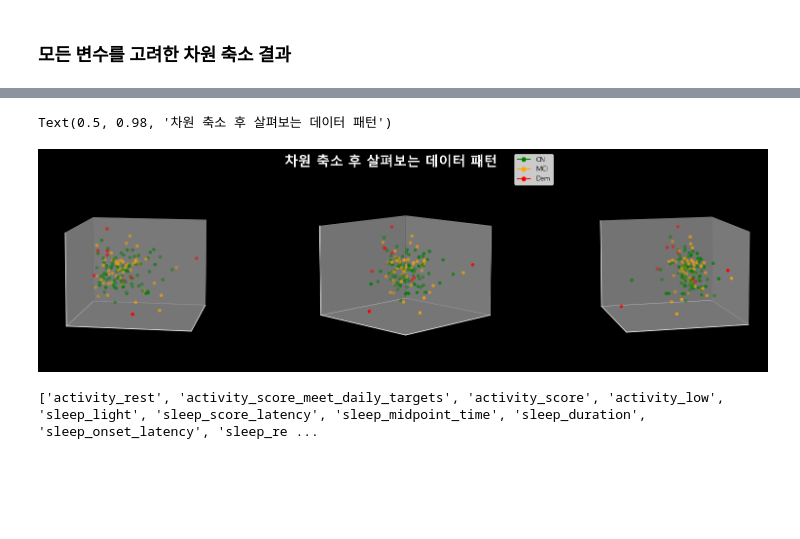
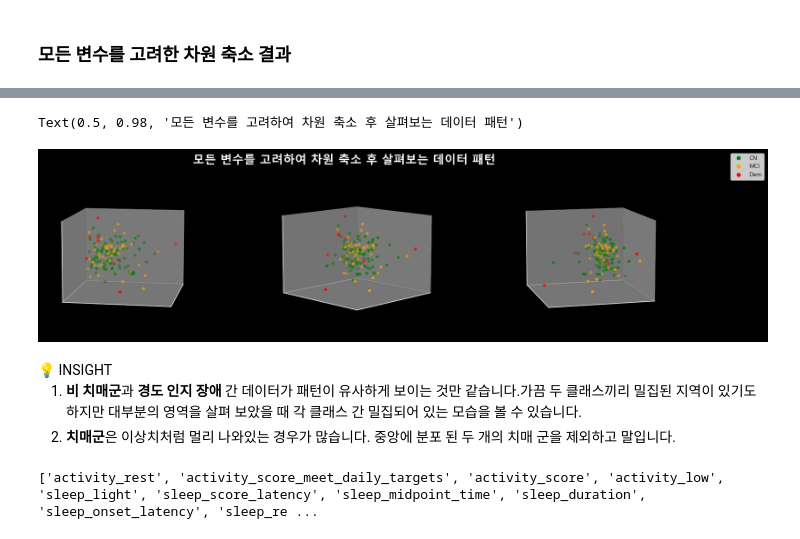
Before and after one commit to yonghyeun/Dementia_Analysis, a Jupyter notebook: LifeLog data/[라이프로그] 데이터 모델링.ipynb, the cells around one changed output, grey strips where cells are left out. Drawn from its saved outputs; the diff is of its cells as text; code cells hidden in the pictures; blank space fills up the shorter version.

Commit message:
화이트 박스 모델링 및 ROC curve

```diff
--- a/LifeLog data/[라이프로그] 데이터 모델링.ipynb
+++ b/LifeLog data/[라이프로그] 데이터 모델링.ipynb
@@ -217,14 +267,14 @@ for i,col in enumerate(activity_pvalue.index):
 # %%
 fig,ax = plt.subplots(ncols = 2,nrows = 2, figsize = (20,10))
 
-target_colors = {'CN':'green','MCI':'orange','Dem':'red'}
+target_colors = {'CN':'#b2df8a','MCI':'#fdb462','Dem':'#fb6a4a'}
 
-legend_elements = [plt.Line2D([0], [0], marker='o', color=color, label=label)
+legend_elements = [plt.Line2D([0], [0], marker='o', color=color, label=label, linestyle = ' ')
                         for label, color in target_colors.items()]
 
 ax = ax.flatten()
 
-colors = ['green','orange','red']
+colors = ['#b2df8a','#fdb462','#fb6a4a']
 
 p_value = activity_pvalue['p-value'].values
 
@@ -237,12 +287,12 @@ for i,col in enumerate(activity_pvalue.index):
                 y = col,
                 ax = ax[i],
                 order = ['CN','MCI','Dem'],
-                palette = ['green','orange','red'])
+                palette = ['#b2df8a','#fdb462','#fb6a4a'])
     ax[i].set_xlabel('')
     ax[i].set_ylabel('')
     ax[i].set_title(col.replace('_',' '), fontsize = 20, weight = 'bold')
     ax[i].legend(handles = legend_elements,
                 frameon = False,
                 loc = 'upper right')
-    ax[i].text(0.01, 1, f'P-value : {p}', transform=ax[i].transAxes, fontsize=14, fontweight='bold', color='white', bbox=dict(facecolor='black', alpha=0.5))
+    ax[i].text(0.01, 0.9, f'P-value : {p}', transform=ax[i].transAxes, fontsize=13, fontweight='bold', color='white', bbox=dict(facecolor='black', alpha=0.5))
 # %% [output]
@@ -250,14 +300,15 @@ for i,col in enumerate(activity_pvalue.index):
 # %%
 fig,ax = plt.subplots(ncols = 5,nrows = 2, figsize = (30,10))
 
-target_colors = {'CN':'green','MCI':'orange','Dem':'red'}
+target_colors = {'CN':'#b2df8a','MCI':'#fdb462','Dem':'#fb6a4a'}
 
-legend_elements = [plt.Line2D([0], [0], marker='o', color=color, label=label)
+legend_elements = [plt.Line2D([0], [0], marker='o', color=color, label=label, linestyle = ' ')
                         for label, color in target_colors.items()]
 
 ax = ax.flatten()
 
 colors = ['green','orange','red']
+
 
 p_value = sleep_pvalue['p-value'].values
 
@@ -283,14 +346,14 @@ for i,col in enumerate(sleep_pvalue.index):
 # %%
 fig,ax = plt.subplots(ncols = 5,nrows = 2, figsize = (30,10))
 
-target_colors = {'CN':'green','MCI':'orange','Dem':'red'}
+target_colors = {'CN':'#b2df8a','MCI':'#fdb462','Dem':'#fb6a4a'}
 
-legend_elements = [plt.Line2D([0], [0], marker='o', color=color, label=label)
+legend_elements = [plt.Line2D([0], [0], marker='o', color=color, label=label, linestyle = ' ')
                         for label, color in target_colors.items()]
 
 ax = ax.flatten()
 
-colors = ['green','orange','red']
+colors = ['#b2df8a','#fdb462','#fb6a4a']
 
 p_value = sleep_pvalue['p-value'].values
 
@@ -303,12 +366,12 @@ for i,col in enumerate(sleep_pvalue.index):
                 y = col,
                 ax = ax[i],
                 order = ['CN','MCI','Dem'],
-                palette = ['green','orange','red'])
+                palette = ['#b2df8a','#fdb462','#fb6a4a'])
     ax[i].set_xlabel('')
     ax[i].set_ylabel('')
     ax[i].set_title(col.replace('_',' '), fontsize = 20, weight = 'bold')
     ax[i].legend(handles = legend_elements,
                 frameon = False,
                 loc = 'upper right')
-    ax[i].text(0.01, 1, f'P-value : {p}', transform=ax[i].transAxes, fontsize=13, fontweight='bold', color='white', bbox=dict(facecolor='black', alpha=0.5))
+    ax[i].text(0.01, 0.9, f'P-value : {p}', transform=ax[i].transAxes, fontsize=13, fontweight='bold', color='white', bbox=dict(facecolor='black', alpha=0.5))
 # %% [output]
@@ -370,7 +463,7 @@ def do_pca(df, components, make_plot = True):
 
         cmap = Y.map(target_colors)
 
-        legend_elements = [plt.Line2D([0], [0], marker='o', color=color, label=label)
+        legend_elements = [plt.Line2D([0], [0], marker='o', color=color, label=label, linestyle = ' ')
                         for label, color in target_colors.items()]
 
         if components == 2:
@@ -414,7 +507,7 @@ def do_pca(df, components, make_plot = True):
             fig.legend(handles = legend_elements,
                     frameon = True,
                     facecolor = 'white',
-                    bbox_to_anchor = (0.67,1),
+                    bbox_to_anchor = (1,1),
                     )
 
 
@@ -430,9 +523,17 @@ Text(0.5, 1.0, '차원 축소 후 살펴보는 데이터 패턴')
 # %%
 do_pca(df,3)
-plt.suptitle('차원 축소 후 살펴보는 데이터 패턴', color = 'white', fontsize = 20,weight = 'bold')
+plt.suptitle('모든 변수를 고려하여 차원 축소 후 살펴보는 데이터 패턴', color = 'white', fontsize = 20,weight = 'bold')
 # %% [output]
-Text(0.5, 0.98, '차원 축소 후 살펴보는 데이터 패턴')
+Text(0.5, 0.98, '모든 변수를 고려하여 차원 축소 후 살펴보는 데이터 패턴')
-[figure, old version]
+[figure, new version]
+# %% [markdown]
+<aside>
+💡 INSIGHT
+
+1. **비 치매군**과 **경도 인지 장애** 간 데이터가 패턴이 유사하게 보이는 것만 같습니다.가끔 두 클래스끼리 밀집된 지역이 있기도 하지만 대부분의 영역을 살펴 보았을 때 각 클래스 간 밀집되어 있는 모습을 볼 수 있습니다.
+2. **치매군**은 이상치처럼 멀리 나와있는 경우가 많습니다. 중앙에 분포 된 두 개의 치매 군을 제외하고 말입니다.
+
+</aside>
 # %%
 activity_anova_cols = activity_anova[activity_anova['p-value'] < 0.05].index.tolist()
 sleep_anova_cols = sleep_anova[sleep_anova['p-value'] < 0.05].index.tolist()
```
Also changed, not shown: parts of 56 cells of this notebook, 2 other files.
